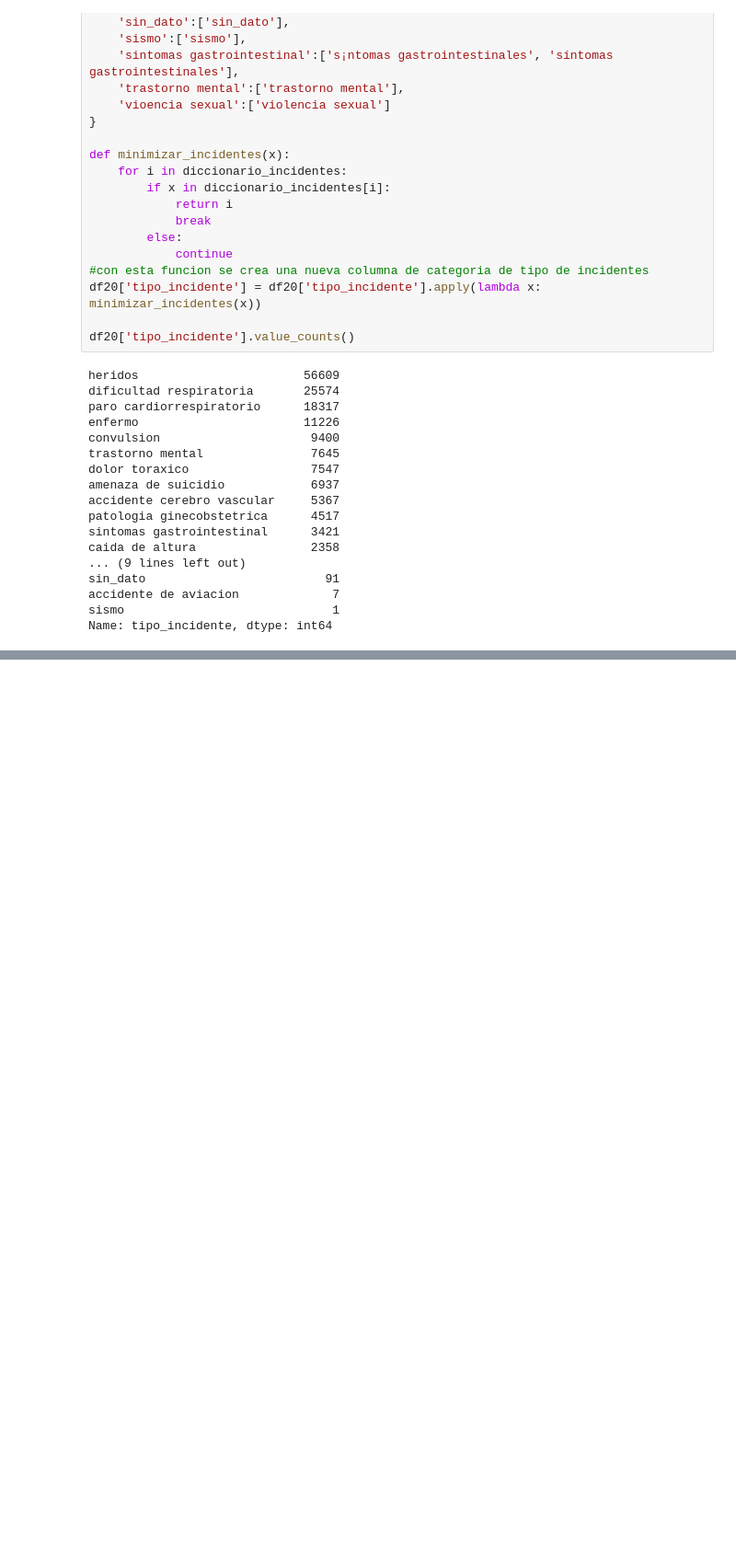
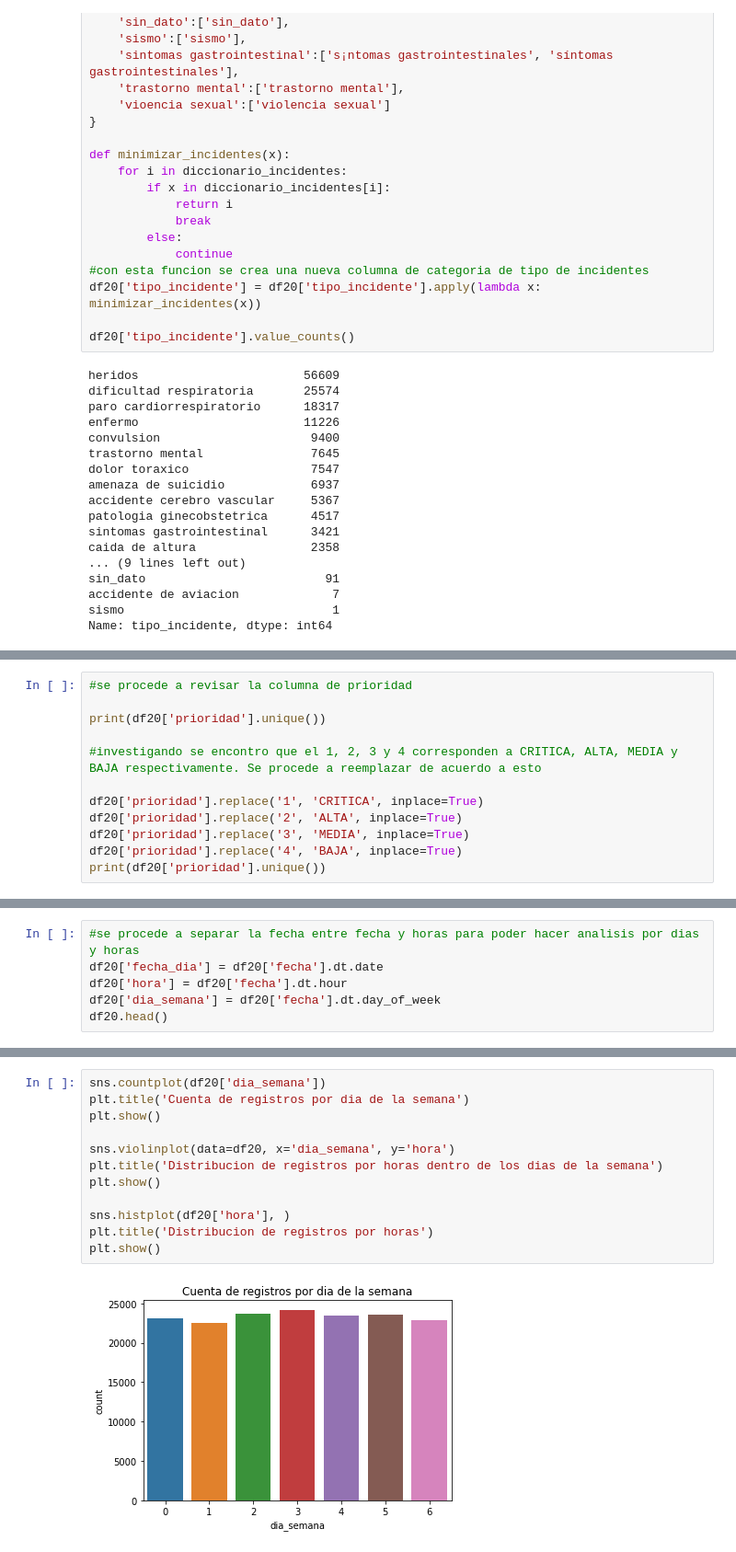
Before and after one commit to ceao1/linea123_bogota, a Jupyter notebook: analisis.ipynb, the cells around one changed output, grey strips where cells are left out. Shown: that part at 92% size. Cells and saved outputs as stored; diff of their text form; blank space fills up the shorter version.

Commit message:
empiezo analisis descriptivo

```diff
--- a/analisis.ipynb
+++ b/analisis.ipynb
@@ -343,0 +337,12 @@ array(['MEDIA', 'ALTA', 'CRITICA', 'BAJA', '2', '1', '4', '3'],
+# %%
+#se procede a revisar la columna de prioridad
+
+print(df20['prioridad'].unique())
+
+#investigando se encontro que el 1, 2, 3 y 4 corresponden a CRITICA, ALTA, MEDIA y BAJA respectivamente. Se procede a reemplazar de acuerdo a esto
+
+df20['prioridad'].replace('1', 'CRITICA', inplace=True)
+df20['prioridad'].replace('2', 'ALTA', inplace=True)
+df20['prioridad'].replace('3', 'MEDIA', inplace=True)
+df20['prioridad'].replace('4', 'BAJA', inplace=True)
+print(df20['prioridad'].unique())
@@ -343,0 +368,6 @@ array(['MEDIA', 'ALTA', 'CRITICA', 'BAJA', '2', '1', '4', '3'],
+# %%
+#se procede a separar la fecha entre fecha y horas para poder hacer analisis por dias y horas
+df20['fecha_dia'] = df20['fecha'].dt.date
+df20['hora'] = df20['fecha'].dt.hour
+df20['dia_semana'] = df20['fecha'].dt.day_of_week
+df20.head()
@@ -343,0 +381,14 @@ array(['MEDIA', 'ALTA', 'CRITICA', 'BAJA', '2', '1', '4', '3'],
+# %%
+sns.countplot(df20['dia_semana'])
+plt.title('Cuenta de registros por dia de la semana')
+plt.show()
+
+sns.violinplot(data=df20, x='dia_semana', y='hora')
+plt.title('Distribucion de registros por horas dentro de los dias de la semana')
+plt.show()
+
+sns.histplot(df20['hora'], )
+plt.title('Distribucion de registros por horas')
+plt.show()
+# %% [output]
+[figure, added]
```
Also changed, not shown: parts of 6 cells of this notebook.
